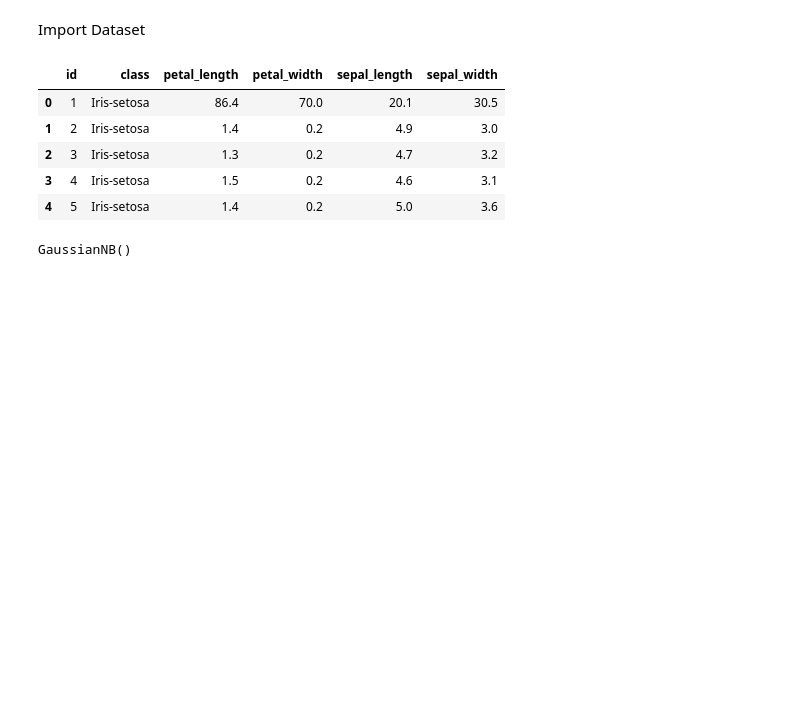
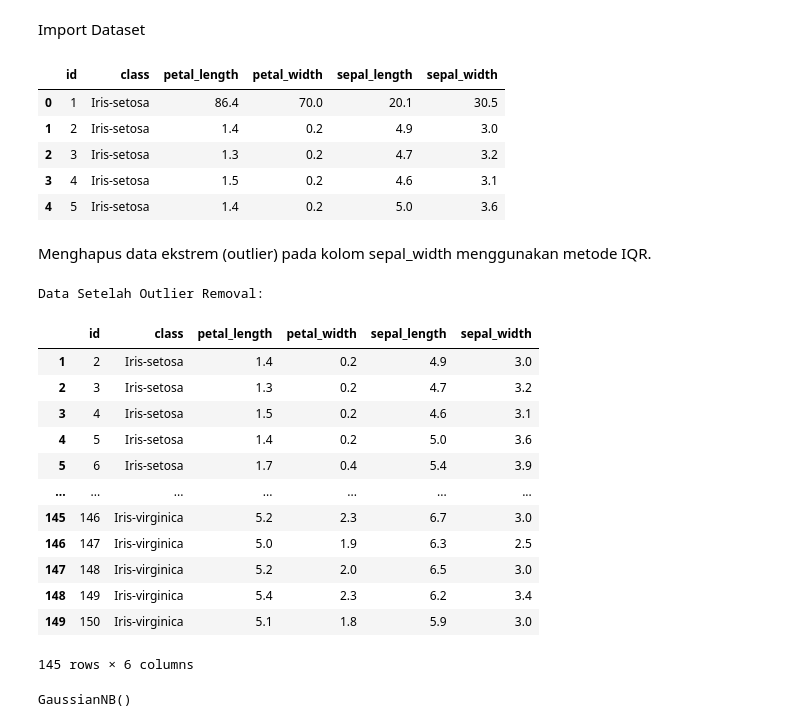
Before and after one commit to AqbilBarakaa/pendata, a Jupyter notebook: pendata/_build/jupyter_execute/Klasifikasi_Naive_Bayas.ipynb, the cells around one changed output. Cells and saved outputs as stored; diff of their text form; code cells hidden in the pictures; blank space fills up the shorter version.

```diff
--- a/pendata/_build/jupyter_execute/Klasifikasi_Naive_Bayas.ipynb
+++ b/pendata/_build/jupyter_execute/Klasifikasi_Naive_Bayas.ipynb
@@ -105,6 +106,31 @@ dataset.head()
 | 2 | 3 | Iris-setosa | 1.3 | 0.2 | 4.7 | 3.2 |
 | 3 | 4 | Iris-setosa | 1.5 | 0.2 | 4.6 | 3.1 |
 | 4 | 5 | Iris-setosa | 1.4 | 0.2 | 5.0 | 3.6 |
+# %% [markdown]
+Menghapus data ekstrem (outlier) pada kolom sepal_width menggunakan metode IQR.
+# %%
+Q1 = dataset['sepal_width'].quantile(0.25)
+Q3 = dataset['sepal_width'].quantile(0.75)
+IQR = Q3 - Q1
+dataset = dataset[(dataset['sepal_width'] >= Q1 - 1.5 * IQR) & (dataset['sepal_width'] <= Q3 + 1.5 * IQR)]
+
+print("Data Setelah Outlier Removal:")
+dataset
+# %% [output]
+Data Setelah Outlier Removal:
+|  | id | class | petal_length | petal_width | sepal_length | sepal_width |
+| 1 | 2 | Iris-setosa | 1.4 | 0.2 | 4.9 | 3.0 |
+| 2 | 3 | Iris-setosa | 1.3 | 0.2 | 4.7 | 3.2 |
+| 3 | 4 | Iris-setosa | 1.5 | 0.2 | 4.6 | 3.1 |
+| 4 | 5 | Iris-setosa | 1.4 | 0.2 | 5.0 | 3.6 |
+| 5 | 6 | Iris-setosa | 1.7 | 0.4 | 5.4 | 3.9 |
+| ... | ... | ... | ... | ... | ... | ... |
+| 145 | 146 | Iris-virginica | 5.2 | 2.3 | 6.7 | 3.0 |
+| 146 | 147 | Iris-virginica | 5.0 | 1.9 | 6.3 | 2.5 |
+| 147 | 148 | Iris-virginica | 5.2 | 2.0 | 6.5 | 3.0 |
+| 148 | 149 | Iris-virginica | 5.4 | 2.3 | 6.2 | 3.4 |
+| 149 | 150 | Iris-virginica | 5.1 | 1.8 | 5.9 | 3.0 |
+145 rows × 6 columns
 # %%
 X = dataset.iloc[:, 4:].values
 y = dataset['class'].values
```
Also changed, not shown: parts of 6 cells of this notebook, 14 other files.
